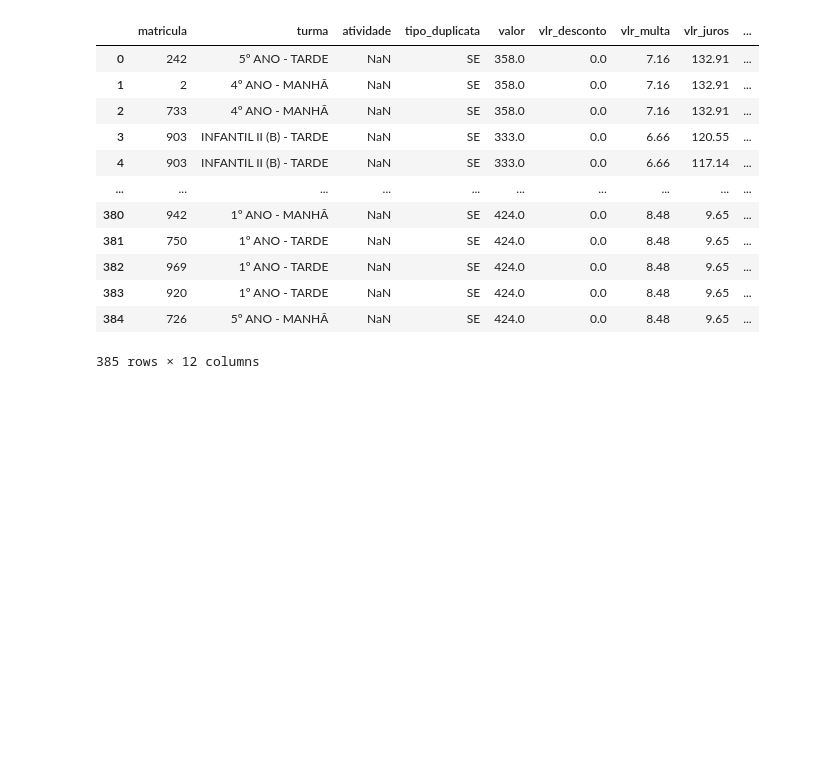
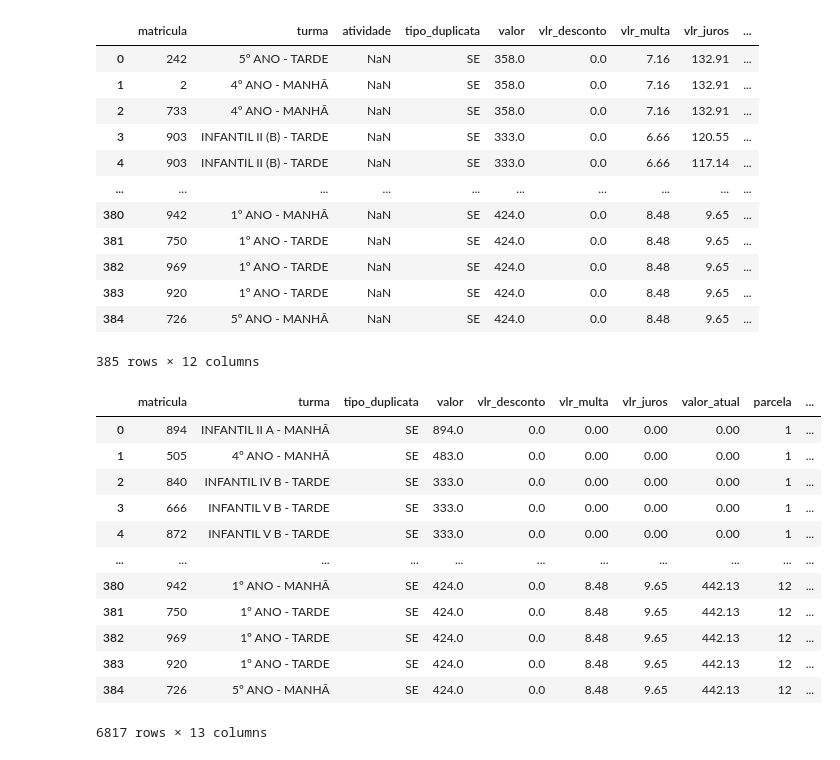
Before and after one commit to iagonmic/school-debt-analysis, a Jupyter notebook: etl.ipynb, the cells around one changed output. Drawn from its saved outputs; the diff is of its cells as text; code cells hidden in the pictures; blank space fills up the shorter version.

```diff
--- a/etl.ipynb
+++ b/etl.ipynb
@@ -271,3 +257,21 @@ inadimplentes
 # %%
 df = pd.concat([adimplentes, inadimplentes])
 df
+# %%
+import pandas as pd
+df = pd.read_parquet('processed/fato_pagamento.parquet')
+df.drop(columns='atividade')
+# %% [output]
+|  | matricula | turma | tipo_duplicata | valor | vlr_desconto | vlr_multa | vlr_juros | valor_atual | parcela | ... |
+| 0 | 894 | INFANTIL II A - MANHÃ | SE | 894.0 | 0.0 | 0.00 | 0.00 | 0.00 | 1 | ... |
+| 1 | 505 | 4º ANO - MANHÃ | SE | 483.0 | 0.0 | 0.00 | 0.00 | 0.00 | 1 | ... |
+| 2 | 840 | INFANTIL IV B - TARDE | SE | 333.0 | 0.0 | 0.00 | 0.00 | 0.00 | 1 | ... |
+| 3 | 666 | INFANTIL V B - TARDE | SE | 333.0 | 0.0 | 0.00 | 0.00 | 0.00 | 1 | ... |
+| 4 | 872 | INFANTIL V B - TARDE | SE | 333.0 | 0.0 | 0.00 | 0.00 | 0.00 | 1 | ... |
+| ... | ... | ... | ... | ... | ... | ... | ... | ... | ... | ... |
+| 380 | 942 | 1º ANO - MANHÃ | SE | 424.0 | 0.0 | 8.48 | 9.65 | 442.13 | 12 | ... |
+| 381 | 750 | 1º ANO - TARDE | SE | 424.0 | 0.0 | 8.48 | 9.65 | 442.13 | 12 | ... |
+| 382 | 969 | 1º ANO - TARDE | SE | 424.0 | 0.0 | 8.48 | 9.65 | 442.13 | 12 | ... |
+| 383 | 920 | 1º ANO - TARDE | SE | 424.0 | 0.0 | 8.48 | 9.65 | 442.13 | 12 | ... |
+| 384 | 726 | 5º ANO - MANHÃ | SE | 424.0 | 0.0 | 8.48 | 9.65 | 442.13 | 12 | ... |
+6817 rows × 13 columns
```
Also changed, not shown: parts of 13 cells of this notebook, 4 other files.
